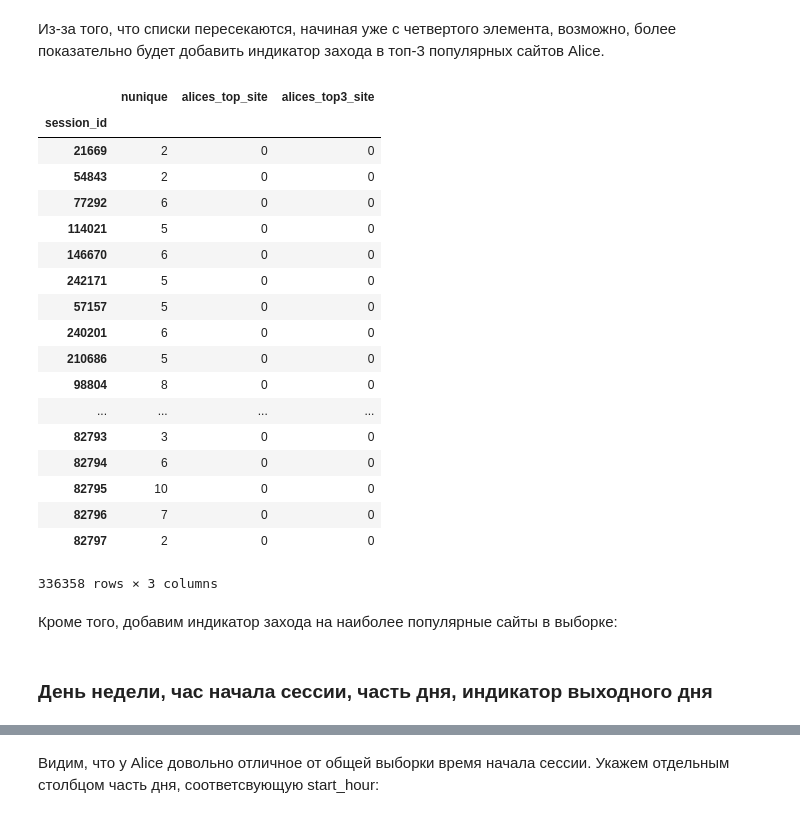
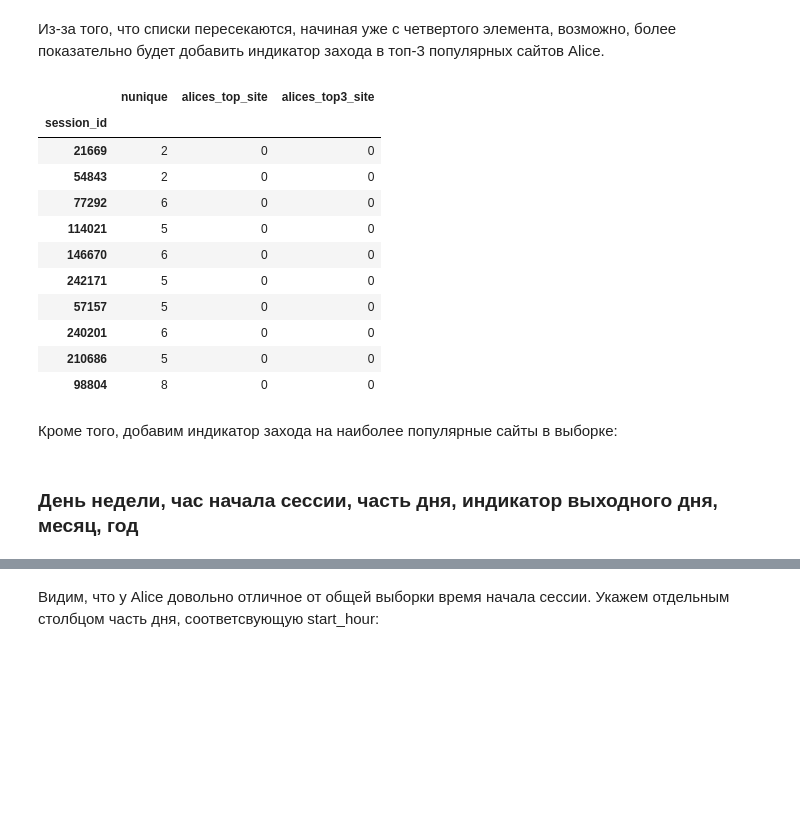
Before and after one commit to alisa-ludezh/user_identification, a Jupyter notebook: week7_report.ipynb, the cells around one changed output, grey strips where cells are left out. Saved outputs shown, nothing was run; the diff lists cells and outputs as text; code cells hidden in the pictures; blank space fills up the shorter version.

```diff
--- a/week7_report.ipynb
+++ b/week7_report.ipynb
@@ -284,33 +329,26 @@ additional_data_df['alices_top_site'] = full_df[site_cols].apply(lambda x: 1 if
 # %%
 additional_data_df['alices_top3_site'] = full_df[site_cols].apply(lambda x: 1 if x.any() in list(top_sites_alice.index)[:3] else 0, axis=1)
 # %%
-additional_data_df
+additional_data_df.head(10)
 # %% [output]
 |  | nunique | alices_top_site | alices_top3_site |
 | session_id |  |  |  |
 | 21669 | 2 | 0 | 0 |
 | 54843 | 2 | 0 | 0 |
 | 77292 | 6 | 0 | 0 |
 | 114021 | 5 | 0 | 0 |
 | 146670 | 6 | 0 | 0 |
 | 242171 | 5 | 0 | 0 |
 | 57157 | 5 | 0 | 0 |
 | 240201 | 6 | 0 | 0 |
 | 210686 | 5 | 0 | 0 |
 | 98804 | 8 | 0 | 0 |
-| ... | ... | ... | ... |
-| 82793 | 3 | 0 | 0 |
-| 82794 | 6 | 0 | 0 |
-| 82795 | 10 | 0 | 0 |
-| 82796 | 7 | 0 | 0 |
-| 82797 | 2 | 0 | 0 |
-336358 rows × 3 columns
 # %% [markdown]
 Кроме того, добавим индикатор захода на наиболее популярные сайты в выборке:
 # %%
 additional_data_df['top_site'] = full_df[site_cols].apply(lambda x: 1 if x.any() in list(top_sites.index) else 0, axis=1)
 # %% [markdown]
-### День недели, час начала сессии, часть дня, индикатор выходного дня
+### День недели, час начала сессии, часть дня, индикатор выходного дня, месяц, год
 # %%
 additional_data_df['start_hour'] = full_df['time1'].apply(lambda x: x.hour)
 # %%
```
Also changed, not shown: parts of 65 cells of this notebook.
